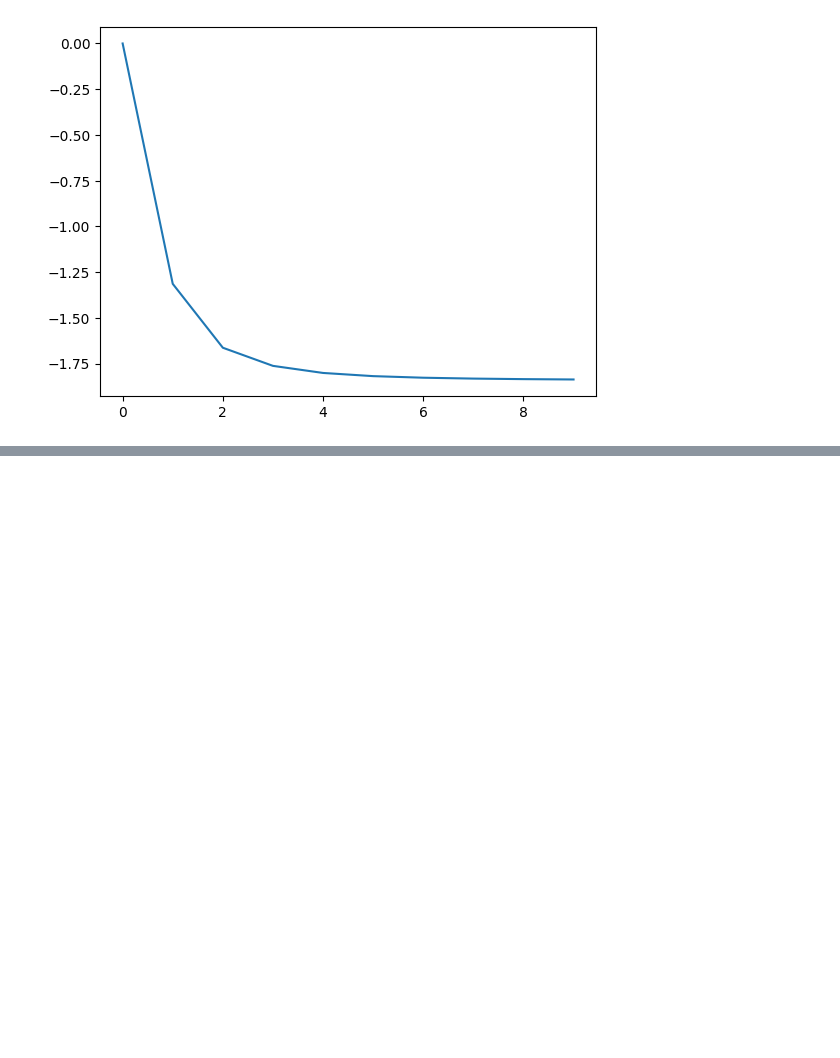
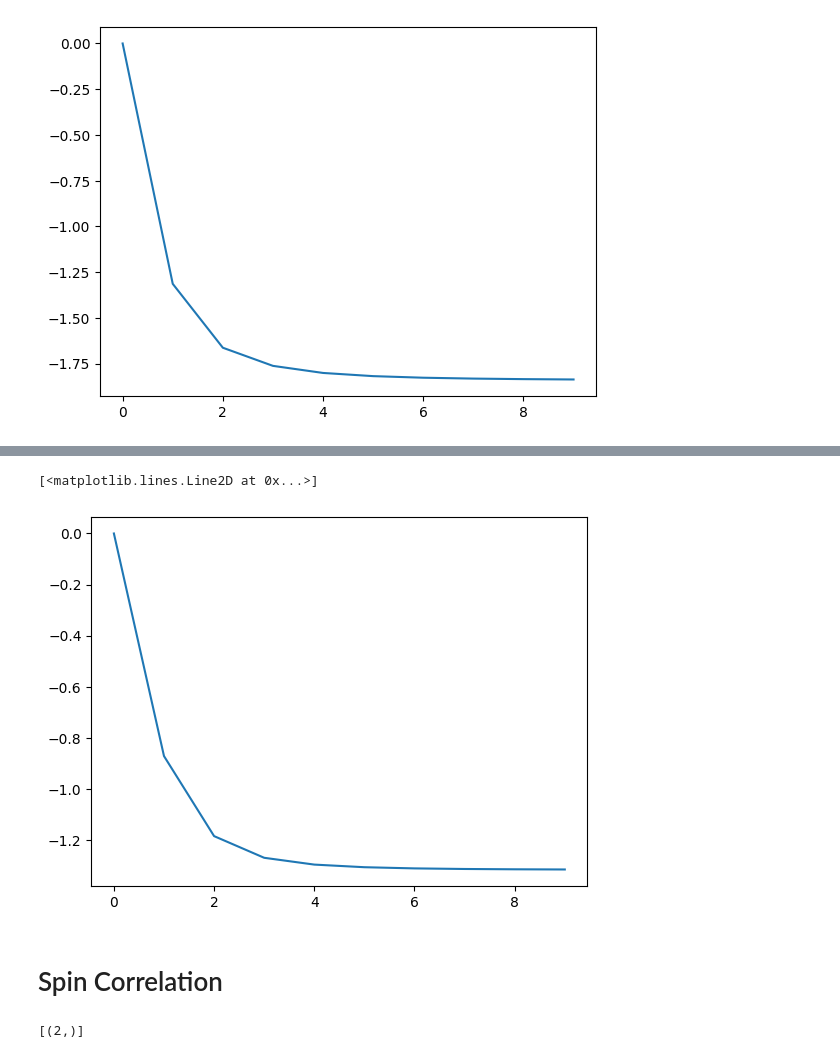
Before and after one commit to asaenz16/URSA23, a Jupyter notebook: DetFormula.ipynb, the cells around one changed output, grey strips where cells are left out. Drawn from its saved outputs; the diff is of its cells as text; code cells hidden in the pictures; blank space fills up the shorter version.

```diff
--- a/DetFormula.ipynb
+++ b/DetFormula.ipynb
@@ -380,0 +403,14 @@ plt.plot(range(10), avg_ene)
+# %%
+N=12
+L=25
+d=0
+ord_sol = BE_all_sol(N,L, d, 10)
+all_config = tuple_combinations(N,L)
+part = [ partition(ord_sol, d, b) for b in range(10)]
+avg_ene = [sum_energy(ord_sol, d, b)/(N*partition(ord_sol, d, b)) for b in range(10) ]
+plt.plot(range(10), avg_ene)
+# %% [output]
+[<matplotlib.lines.Line2D at 0x...>]
+[figure, added]
+# %% [markdown]
+# Spin Correlation
@@ -380,0 +434,8 @@ plt.plot(range(10), avg_ene)
+# %%
+N=1
+L=5
+j=2
+subC = sub_config_one(j, N, L)
+print(subC)
+# %% [output]
+[(2,)]
```
Also changed, not shown: parts of 13 cells of this notebook.
